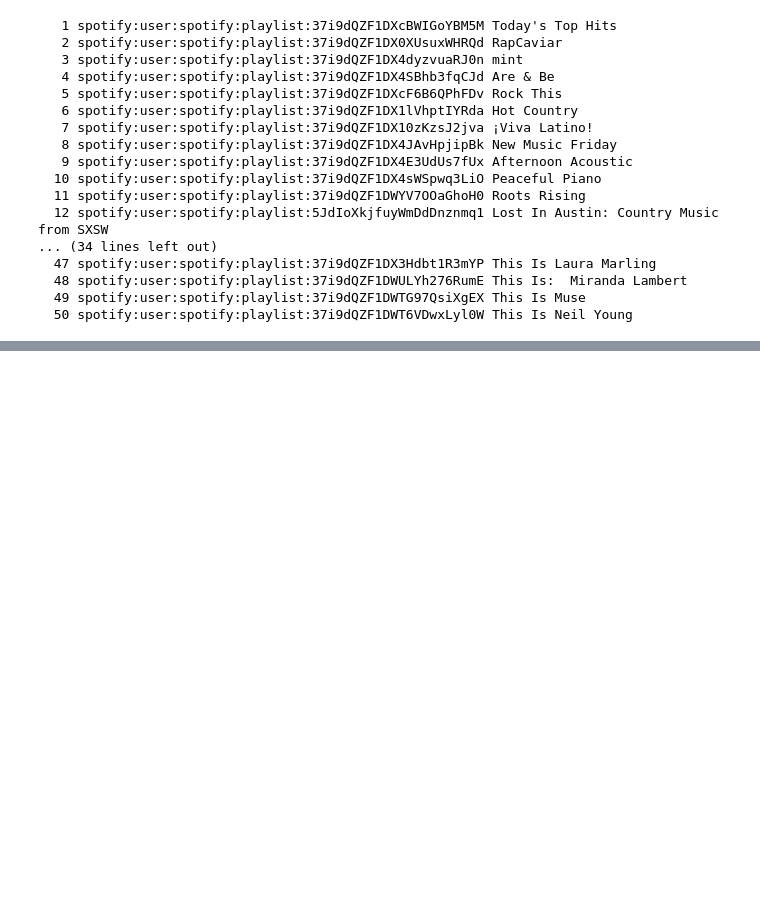
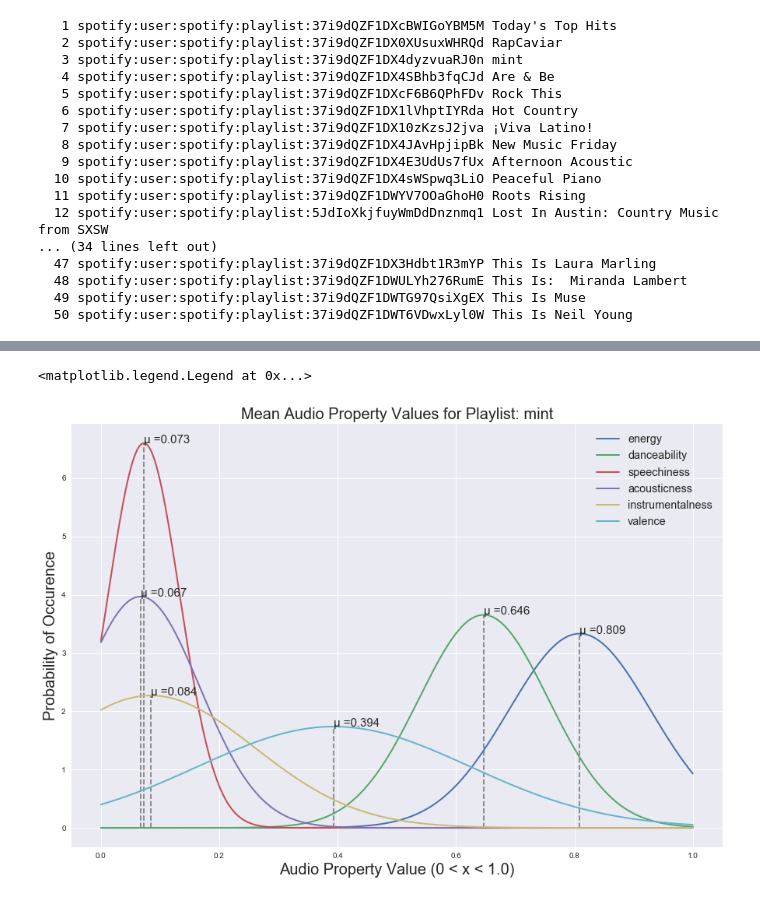
Before and after one commit to csick52/Project-1, a Jupyter notebook: user_playlists.ipynb, the cells around one changed output, grey strips where cells are left out. Saved outputs shown, nothing was run; the diff lists cells and outputs as text; code cells hidden in the pictures; blank space fills up the shorter version.

```diff
--- a/user_playlists.ipynb
+++ b/user_playlists.ipynb
@@ -96,0 +95,4 @@ playlist1
+# %%
+#Spotipy Function to Retreive Audio Features for a Set of Track IDs
+#May Receive Response for a Maximum of 50 Tracks at a Time
+audio_features=sp.audio_features(track_ids)
@@ -96,0 +144,74 @@ playlist1
+# %%
+#Standard Deviation for Audio Properties
+sigma1=np.std(energy, axis=None, dtype=None, out=None, ddof=0,)
+sigma2=np.std(danceability, axis=None, dtype=None, out=None, ddof=0,)
+sigma3=np.std(speechiness, axis=None, dtype=None, out=None, ddof=0,)
+sigma4=np.std(acousticness, axis=None, dtype=None, out=None, ddof=0,)
+sigma5=np.std(instrumentalness, axis=None, dtype=None, out=None, ddof=0,)
+sigma6=np.std(valence, axis=None, dtype=None, out=None, ddof=0,)
+
+#Mean Value for Audio Properties
+mu1=np.mean(energy)
+mu2=np.mean(danceability)
+mu3=np.mean(speechiness)
+mu4=np.mean(acousticness)
+mu5=np.mean(instrumentalness)
+mu6=np.mean(valence)
+# %%
+#Plot A Probability Density Function for Audio Values
+
+#Set The Style for Plot
+plt.style.use('seaborn')
+plt.rcParams['figure.figsize'] = (15, 10)
+
+#Generates A Set of Evenly Spaced X Values to use as a domain for generating the curves for the distributions
+x = np.linspace(0, 1, 5000)
+
+#Probability Density Function f(x|mu,var)
+y1 = (1 / (np.sqrt(2 * np.pi * np.power(sigma1, 2)))) * \
+    (np.power(np.e, -(np.power((x - mu1), 2) / (2 * np.power(sigma1, 2)))))
+
+y2 = (1 / (np.sqrt(2 * np.pi * np.power(sigma2, 2)))) * \
+    (np.power(np.e, -(np.power((x - mu2), 2) / (2 * np.power(sigma2, 2)))))
+
+y3 = (1 / (np.sqrt(2 * np.pi * np.power(sigma3, 2)))) * \
+    (np.power(np.e, -(np.power((x - mu3), 2) / (2 * np.power(sigma3, 2)))))
+
+y4 = (1 / (np.sqrt(2 * np.pi * np.power(sigma4, 2)))) * \
+    (np.power(np.e, -(np.power((x - mu4), 2) / (2 * np.power(sigma4, 2)))))
+
+y5 = (1 / (np.sqrt(2 * np.pi * np.power(sigma5, 2)))) * \
+    (np.power(np.e, -(np.power((x - mu5), 2) / (2 * np.power(sigma5, 2)))))
+
+y6 = (1 / (np.sqrt(2 * np.pi * np.power(sigma6, 2)))) * \
+    (np.power(np.e, -(np.power((x - mu6), 2) / (2 * np.power(sigma6, 2)))))
+
+
+energy_plot, =           plt.plot(x,y1, label="energy", linewidth=2)
+danceability_plot, =     plt.plot(x,y2, label="danceability", linewidth=2)
+speechiness_plot, =      plt.plot(x,y3, label="speechiness", linewidth=2)
+acousticness_plot, =     plt.plot(x,y4, label="acousticness", linewidth=2)
+instrumentalness_plot, = plt.plot(x,y5, label="instrumentalness", linewidth=2)
+valence_plot, =          plt.plot(x,y6, label="valence", linewidth=2)
+
+plt.vlines(mu1, 0, np.max(y1), colors='grey', linestyles='dashed', label='', )
+plt.vlines(mu2, 0, np.max(y2), colors='grey', linestyles='dashed', label='', )
+plt.vlines(mu3, 0, np.max(y3), colors='grey', linestyles='dashed', label='', )
+plt.vlines(mu4, 0, np.max(y4), colors='grey', linestyles='dashed', label='', )
+plt.vlines(mu5, 0, np.max(y5), colors='grey', linestyles='dashed', label='', )
+plt.vlines(mu6, 0, np.max(y6), colors='grey', linestyles='dashed', label='', )
+
+plt.annotate(u'\u03bc =%.3f'%mu1, xy=(mu1, np.max(y1)), fontsize=15)
+plt.annotate(u'\u03bc =%.3f'%mu2, xy=(mu2, np.max(y2)), fontsize=15)
+plt.annotate(u'\u03bc =%.3f'%mu3, xy=(mu3, np.max(y3)), fontsize=15)
+plt.annotate(u'\u03bc =%.3f'%mu4, xy=(mu4, np.max(y4)), fontsize=15)
+plt.annotate(u'\u03bc =%.3f'%mu5, xy=(mu5, np.max(y5)), fontsize=15)
+plt.annotate(u'\u03bc =%.3f'%mu6, xy=(mu6, np.max(y6)), fontsize=15)
+
+plt.title(f"Mean Audio Property Values for Playlist: " +playlist_names[playlist_number-1], fontsize=20)
+plt.xlabel("Audio Property Value (0 < x < 1.0)", fontsize=20)
+plt.ylabel("Probability of Occurence", fontsize=20)
+plt.legend(fontsize='x-large')
+# %% [output]
+<matplotlib.legend.Legend at 0x...>
+[figure, added]
```
Also changed, not shown: parts of 8 cells of this notebook, 2 other files.
